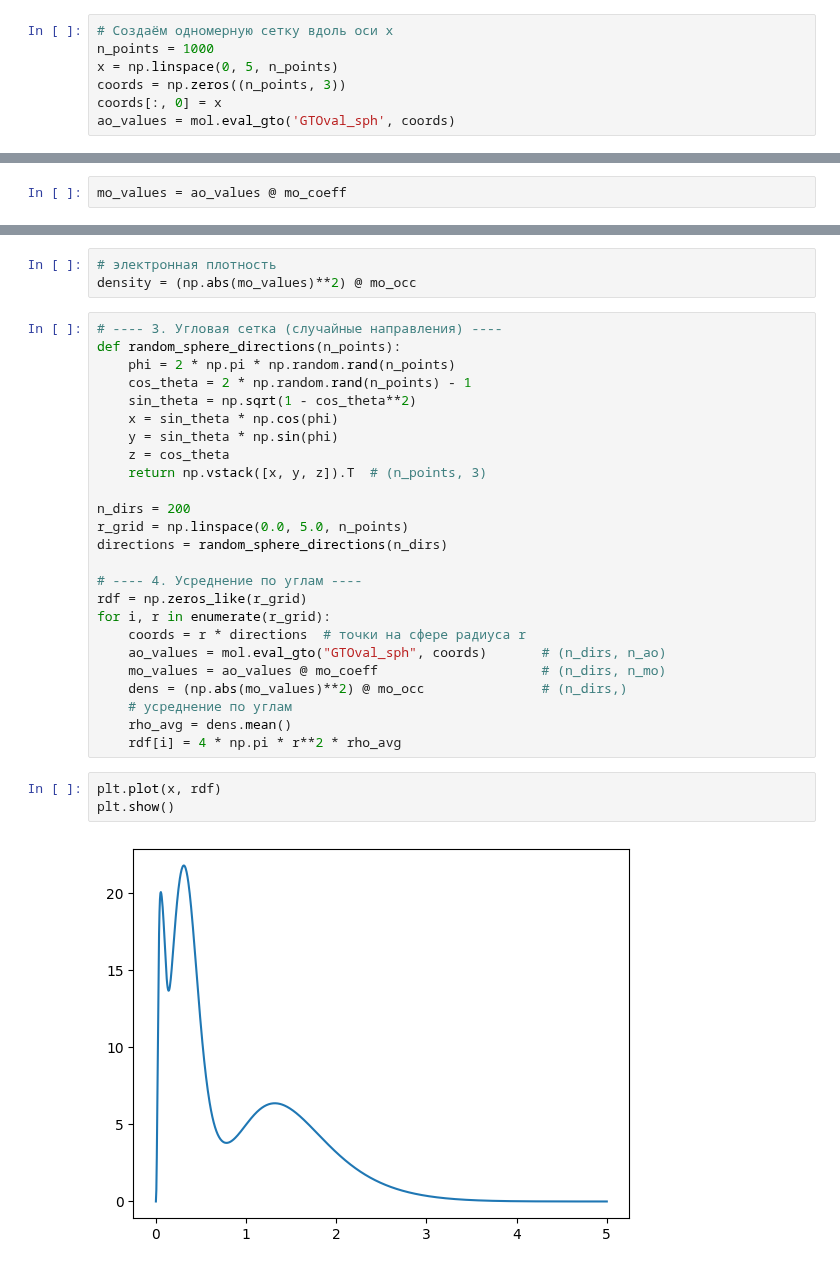
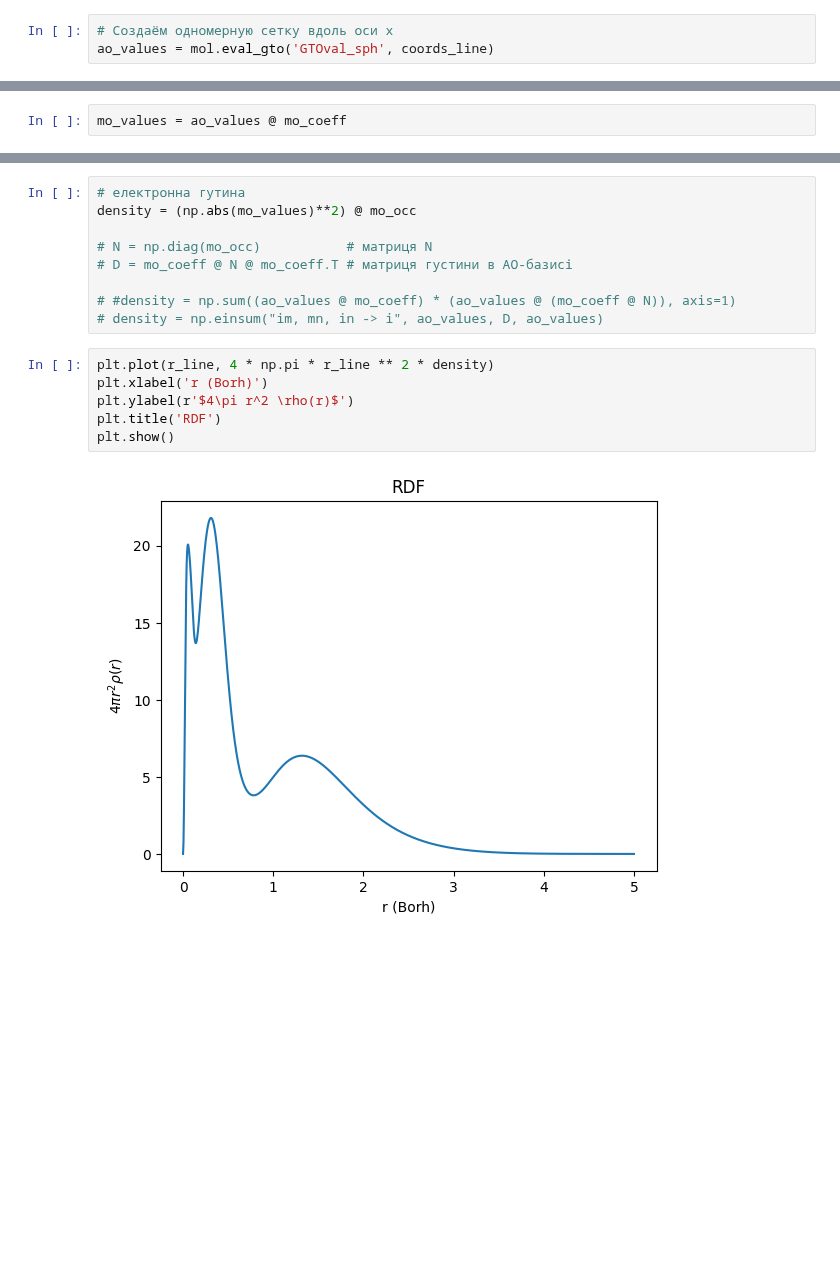
Before and after one commit to sergiokapone/QChemLectures, a Jupyter notebook: PySCF/RDF.ipynb, the cells around one changed output, grey strips where cells are left out. Drawn from its saved outputs; the diff is of its cells as text; blank space fills up the shorter version.

```diff
--- a/PySCF/RDF.ipynb
+++ b/PySCF/RDF.ipynb
@@ -114,7 +196,3 @@ df
 # %%
 # Создаём одномерную сетку вдоль оси x
-n_points = 1000
-x = np.linspace(0, 5, n_points)
-coords = np.zeros((n_points, 3))
-coords[:, 0] = x
-ao_values = mol.eval_gto('GTOval_sph', coords)
+ao_values = mol.eval_gto('GTOval_sph', coords_line)
@@ -136,33 +243,17 @@ plt.show()
 # %%
-# электронная плотность
+# електронна гутина
 density = (np.abs(mo_values)**2) @ mo_occ
+
+# N = np.diag(mo_occ)           # матриця N
+# D = mo_coeff @ N @ mo_coeff.T # матриця густини в AO-базисі
+
+# #density = np.sum((ao_values @ mo_coeff) * (ao_values @ (mo_coeff @ N)), axis=1)
+# density = np.einsum("im, mn, in -> i", ao_values, D, ao_values)
-# %%
-# ---- 3. Угловая сетка (случайные направления) ----
-def random_sphere_directions(n_points):
-    phi = 2 * np.pi * np.random.rand(n_points)
-    cos_theta = 2 * np.random.rand(n_points) - 1
-    sin_theta = np.sqrt(1 - cos_theta**2)
-    x = sin_theta * np.cos(phi)
-    y = sin_theta * np.sin(phi)
-    z = cos_theta
-    return np.vstack([x, y, z]).T  # (n_points, 3)
-
-n_dirs = 200
-r_grid = np.linspace(0.0, 5.0, n_points)
-directions = random_sphere_directions(n_dirs)
-
-# ---- 4. Усреднение по углам ----
-rdf = np.zeros_like(r_grid)
-for i, r in enumerate(r_grid):
-    coords = r * directions  # точки на сфере радиуса r
-    ao_values = mol.eval_gto("GTOval_sph", coords)       # (n_dirs, n_ao)
-    mo_values = ao_values @ mo_coeff                     # (n_dirs, n_mo)
-    dens = (np.abs(mo_values)**2) @ mo_occ               # (n_dirs,)
-    # усреднение по углам
-    rho_avg = dens.mean()
-    rdf[i] = 4 * np.pi * r**2 * rho_avg
 # %%
-plt.plot(x, rdf)
+plt.plot(r_line, 4 * np.pi * r_line ** 2 * density)
+plt.xlabel('r (Borh)')
+plt.ylabel(r'$4\pi r^2 \rho(r)$')
+plt.title('RDF')
 plt.show()
 # %% [output]
-[figure, old version]
+[figure, new version]
```
Also changed, not shown: parts of 7 cells of this notebook.
